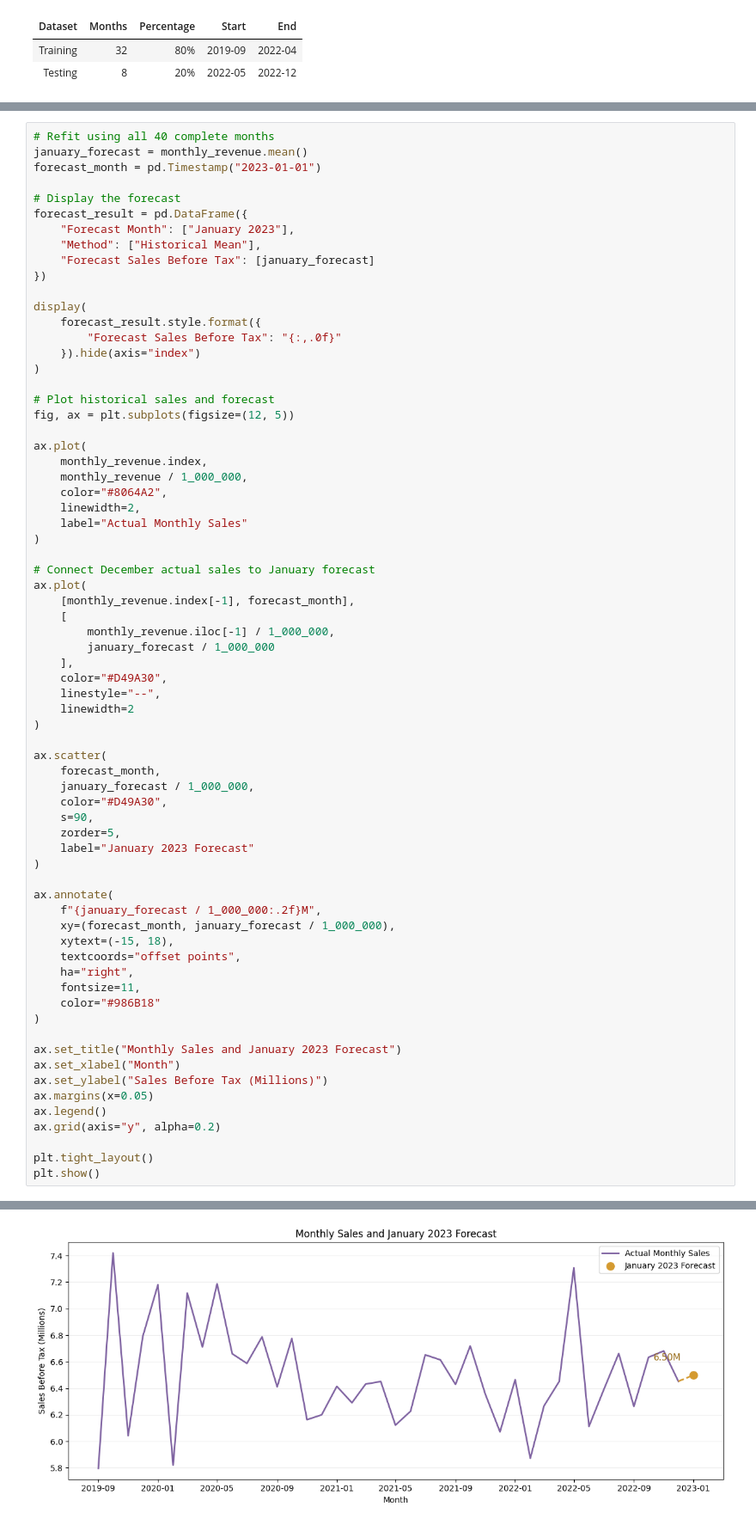
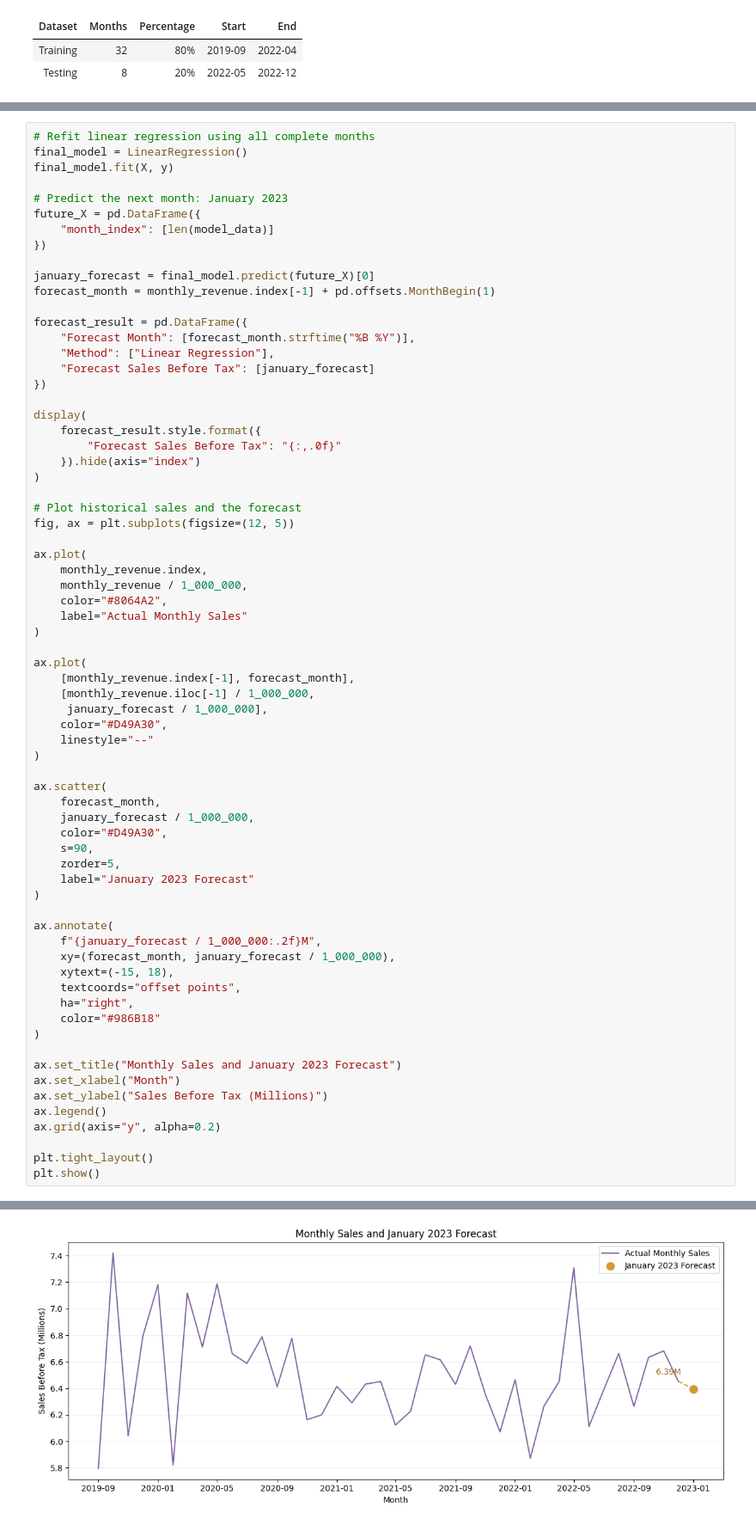
Before and after one commit to michellefengym-glitch/Market-Analysis, a Jupyter notebook: Capstone_Market_Analysis.ipynb, the cells around one changed output, grey strips where cells are left out. Shown at 86% size. Saved outputs shown, nothing was run; the diff lists cells and outputs as text.

```diff
--- a/Capstone_Market_Analysis.ipynb
+++ b/Capstone_Market_Analysis.ipynb
@@ -3224,12 +3212,19 @@ before tax for January 2023.
 # %%
-# Refit using all 40 complete months
-january_forecast = monthly_revenue.mean()
-forecast_month = pd.Timestamp("2023-01-01")
+# Refit linear regression using all complete months
+final_model = LinearRegression()
+final_model.fit(X, y)
 
-# Display the forecast
+# Predict the next month: January 2023
+future_X = pd.DataFrame({
+    "month_index": [len(model_data)]
+})
+
+january_forecast = final_model.predict(future_X)[0]
+forecast_month = monthly_revenue.index[-1] + pd.offsets.MonthBegin(1)
+
 forecast_result = pd.DataFrame({
-    "Forecast Month": ["January 2023"],
-    "Method": ["Historical Mean"],
+    "Forecast Month": [forecast_month.strftime("%B %Y")],
+    "Method": ["Linear Regression"],
     "Forecast Sales Before Tax": [january_forecast]
 })
 
@@ -3239,27 +3234,22 @@ display(
     }).hide(axis="index")
 )
 
-# Plot historical sales and forecast
+# Plot historical sales and the forecast
 fig, ax = plt.subplots(figsize=(12, 5))
 
 ax.plot(
     monthly_revenue.index,
     monthly_revenue / 1_000_000,
     color="#8064A2",
-    linewidth=2,
     label="Actual Monthly Sales"
 )
 
-# Connect December actual sales to January forecast
 ax.plot(
     [monthly_revenue.index[-1], forecast_month],
-    [
-        monthly_revenue.iloc[-1] / 1_000_000,
-        january_forecast / 1_000_000
-    ],
+    [monthly_revenue.iloc[-1] / 1_000_000,
+     january_forecast / 1_000_000],
     color="#D49A30",
-    linestyle="--",
-    linewidth=2
+    linestyle="--"
 )
 
 ax.scatter(
@@ -3277,14 +3267,12 @@ ax.annotate(
     xytext=(-15, 18),
     textcoords="offset points",
     ha="right",
-    fontsize=11,
     color="#986B18"
 )
 
 ax.set_title("Monthly Sales and January 2023 Forecast")
 ax.set_xlabel("Month")
 ax.set_ylabel("Sales Before Tax (Millions)")
-ax.margins(x=0.05)
 ax.legend()
 ax.grid(axis="y", alpha=0.2)
 
@@ -3296 +3284 @@ plt.show()
-[figure, old version]
+[figure, new version]
```
Also changed, not shown: parts of 10 cells of this notebook.
